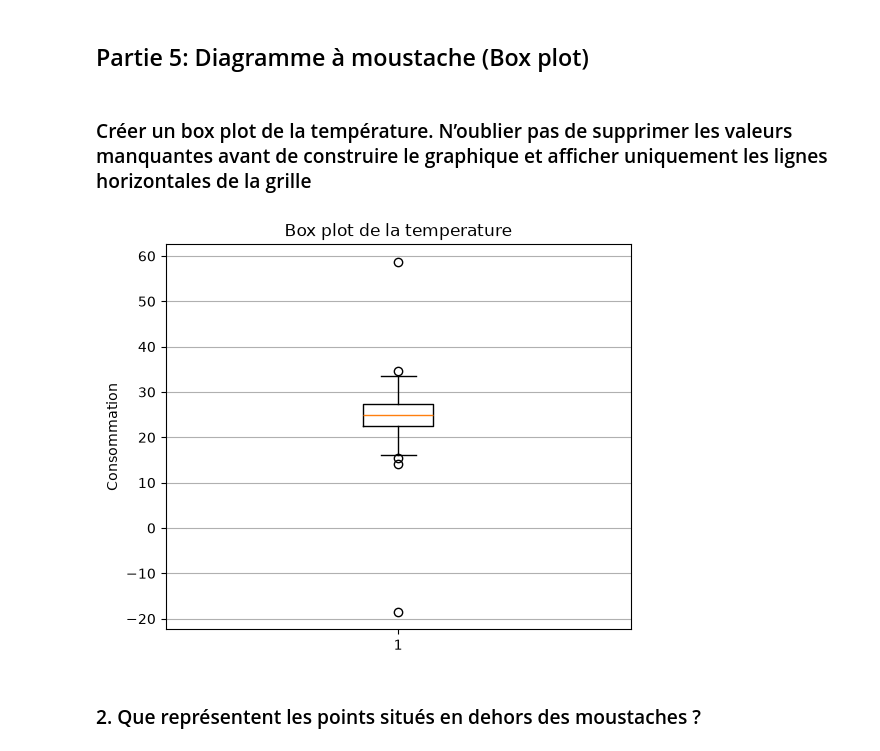
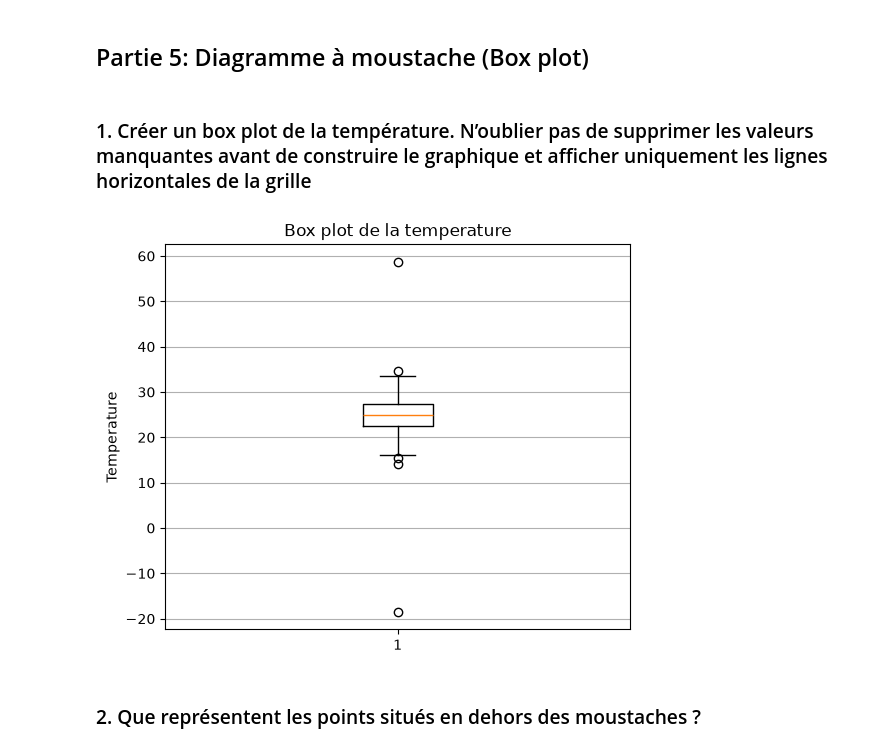
Before and after one commit to sinendoye/atelier_matplotlib_iot, a Jupyter notebook: notebooks/atelier_matplotlib_iot.ipynb, the cells around one changed output. Saved outputs shown, nothing was run; the diff lists cells and outputs as text; code cells hidden in the pictures.

```diff
--- a/notebooks/atelier_matplotlib_iot.ipynb
+++ b/notebooks/atelier_matplotlib_iot.ipynb
@@ -196,16 +197,16 @@ L'immense majorité des points se concentre dans une zone dense, entre 20-30°C
 # %% [markdown]
 ## Partie 5: Diagramme à moustache (Box plot)
 # %% [markdown]
-### Créer un box plot de la température. N’oublier pas de supprimer les valeurs manquantes avant de construire le graphique et afficher uniquement les lignes horizontales de la grille
+### 1. Créer un box plot de la température. N’oublier pas de supprimer les valeurs manquantes avant de construire le graphique et afficher uniquement les lignes horizontales de la grille
 # %%
 plt.figure(figsize=(6, 5))
 plt.boxplot(df["temperature"].dropna())
 plt.title("Box plot de la temperature")
-plt.ylabel("Consommation")
+plt.ylabel("Temperature")
 plt.grid(axis="y")
 plt.show()
 # %% [output]
-[figure, old version]
+[figure, new version]
 # %% [markdown]
 ### 2. Que représentent les points situés en dehors des moustaches ?
 # %% [markdown]
```
Also changed, not shown: parts of 16 cells of this notebook.
